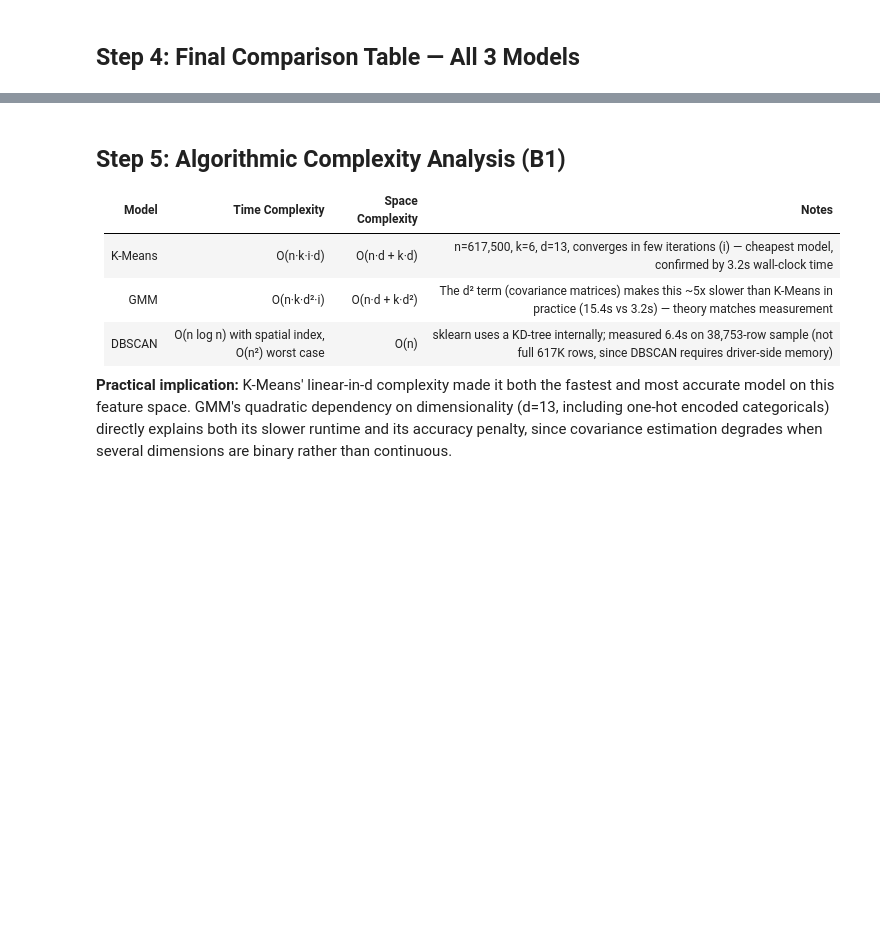
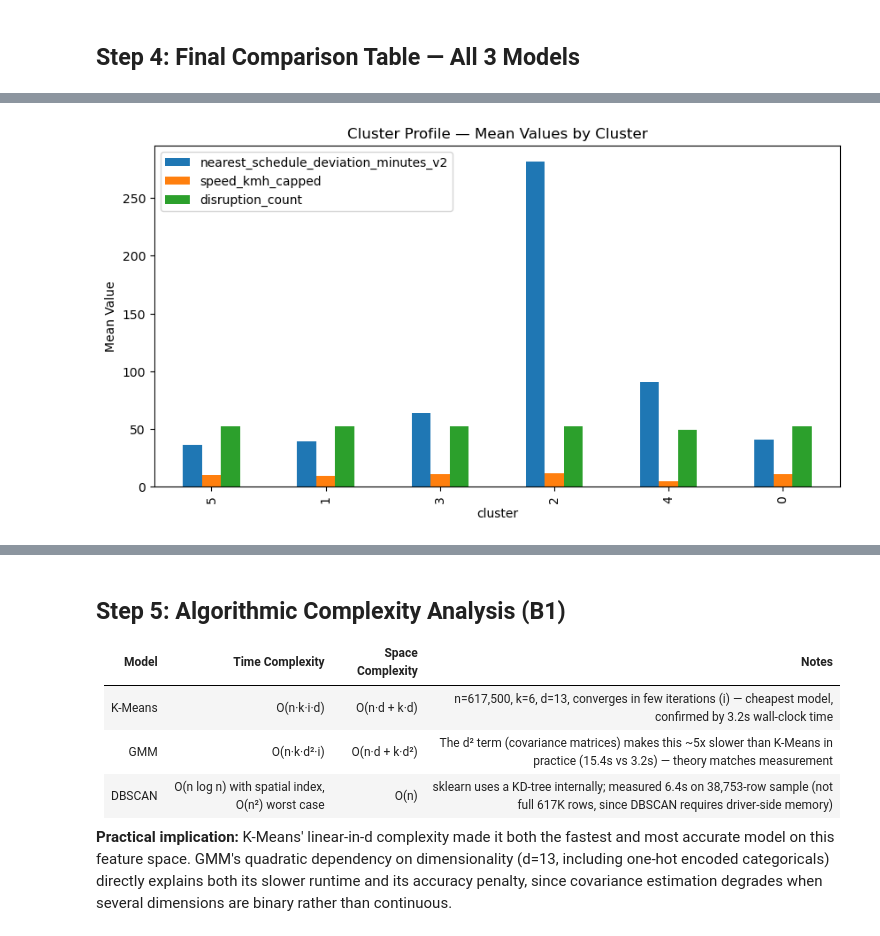
Before and after one commit to Aayush-cod/smartcity-bus-clustering, a Jupyter notebook: notebooks/07_evaluation.ipynb, the cells around one changed output, grey strips where cells are left out. Cells and saved outputs as stored; diff of their text form; code cells hidden in the pictures; blank space fills up the shorter version.

```diff
--- a/notebooks/07_evaluation.ipynb
+++ b/notebooks/07_evaluation.ipynb
@@ -153,0 +219,16 @@ Gaussian Mixture Model                                         k=5            0.
+# %%
+## Step 4e: Cluster Profile Chart (Mean Feature Values per Cluster)
+profile_pd = kmeans_final.transform(df_features_v2).select(
+    "latitude","longitude","hour_of_day","nearest_schedule_deviation_minutes_v2",
+    "speed_kmh_capped","disruption_count","cluster"
+).groupBy("cluster").mean().toPandas()
+profile_pd = profile_pd.set_index("cluster")
+profile_pd.columns = [c.replace("avg(","").replace(")","") for c in profile_pd.columns]
+
+profile_pd[["nearest_schedule_deviation_minutes_v2","speed_kmh_capped","disruption_count"]].plot(
+    kind="bar", figsize=(10,5), title="Cluster Profile — Mean Values by Cluster"
+)
+plt.ylabel("Mean Value")
+plt.show()
+# %% [output]
+[figure, added]
```
Also changed, not shown: parts of 8 cells of this notebook, 20 other files.
